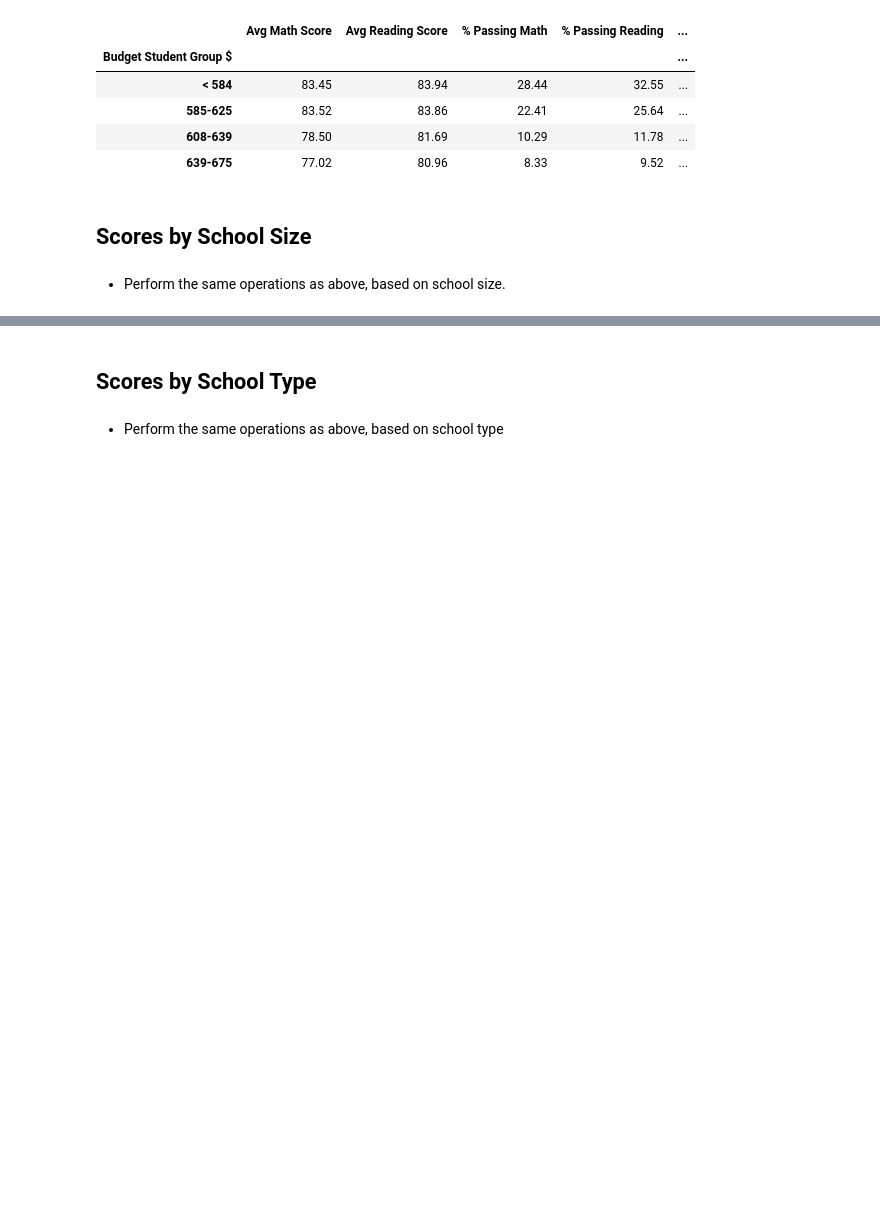
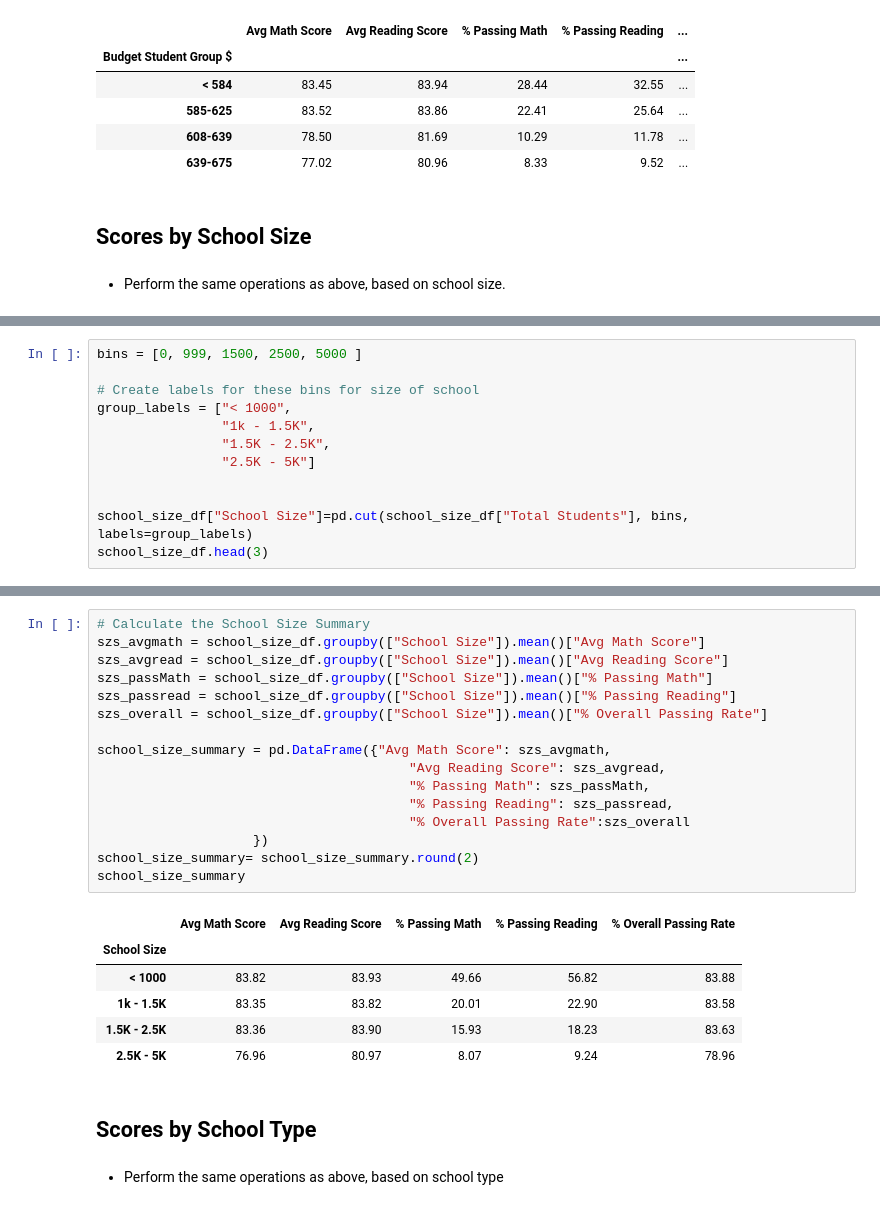
Before and after one commit to avaz7791/pandas-challenge, a Jupyter notebook: PyCitySchools/PyCitySchools.ipynb, the cells around one changed output, grey strips where cells are left out. Drawn from its saved outputs; the diff is of its cells as text; blank space fills up the shorter version.

Commit message:
Update PyCitySchools.ipynb
changes to pycityschools code

```diff
--- a/PyCitySchools/PyCitySchools.ipynb
+++ b/PyCitySchools/PyCitySchools.ipynb
@@ -499,0 +450,12 @@ school_budget_group_df
+# %%
+bins = [0, 999, 1500, 2500, 5000 ]
+
+# Create labels for these bins for size of school
+group_labels = ["< 1000",
+                "1k - 1.5K",
+                "1.5K - 2.5K",
+                "2.5K - 5K"]
+
+
+school_size_df["School Size"]=pd.cut(school_size_df["Total Students"], bins, labels=group_labels)
+school_size_df.head(3)
@@ -500,3 +468,26 @@ school_budget_group_df
+# %%
+# Calculate the School Size Summary
+szs_avgmath = school_size_df.groupby(["School Size"]).mean()["Avg Math Score"]
+szs_avgread = school_size_df.groupby(["School Size"]).mean()["Avg Reading Score"]
+szs_passMath = school_size_df.groupby(["School Size"]).mean()["% Passing Math"]
+szs_passread = school_size_df.groupby(["School Size"]).mean()["% Passing Reading"]
+szs_overall = school_size_df.groupby(["School Size"]).mean()["% Overall Passing Rate"]
+
+school_size_summary = pd.DataFrame({"Avg Math Score": szs_avgmath,
+                                        "Avg Reading Score": szs_avgread,
+                                        "% Passing Math": szs_passMath,
+                                        "% Passing Reading": szs_passread,
+                                        "% Overall Passing Rate":szs_overall
+                    })
+school_size_summary= school_size_summary.round(2)
+school_size_summary
+# %% [output]
+|  | Avg Math Score | Avg Reading Score | % Passing Math | % Passing Reading | % Overall Passing Rate |
+| School Size |  |  |  |  |  |
+| < 1000 | 83.82 | 83.93 | 49.66 | 56.82 | 83.88 |
+| 1k - 1.5K | 83.35 | 83.82 | 20.01 | 22.90 | 83.58 |
+| 1.5K - 2.5K | 83.36 | 83.90 | 15.93 | 18.23 | 83.63 |
+| 2.5K - 5K | 76.96 | 80.97 | 8.07 | 9.24 | 78.96 |
 # %% [markdown]
 ## Scores by School Type
 # %% [markdown]
```
Also changed, not shown: parts of 13 cells of this notebook.
